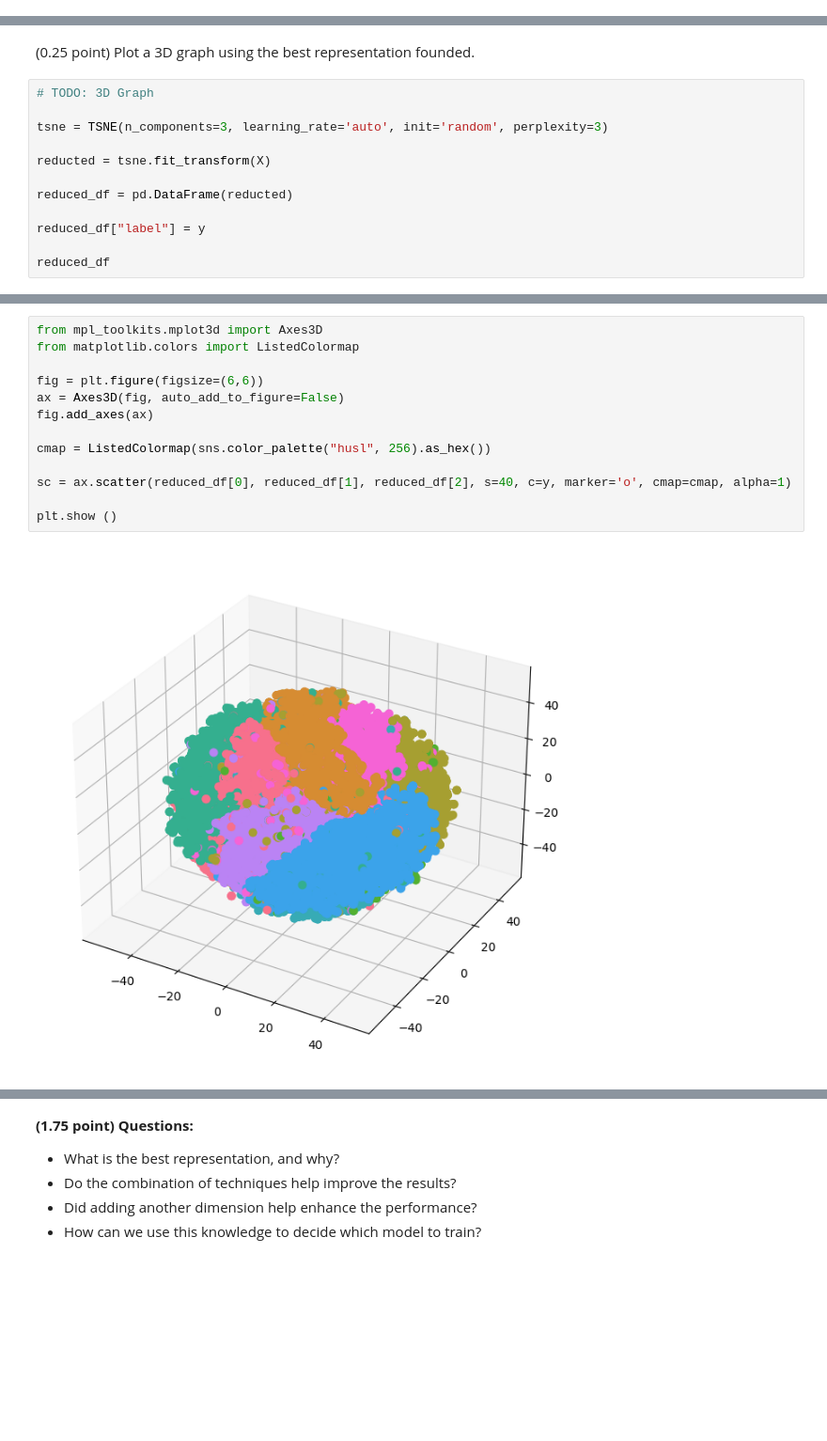
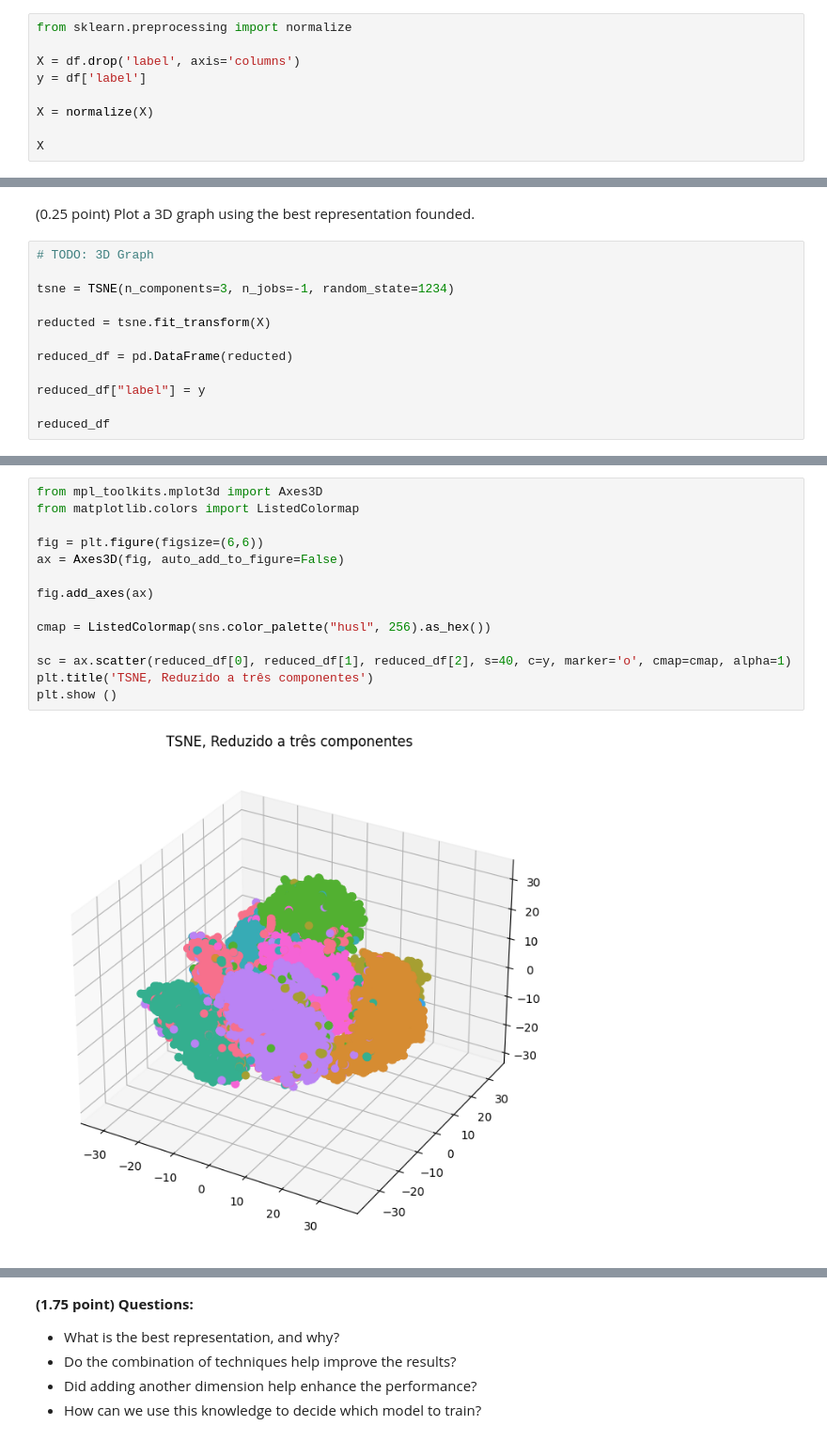
Before and after one commit to GabrielBG0/MLPR-Unicamp, a Jupyter notebook: T3/T3_Unsupervised_Learning.ipynb, the cells around one changed output, grey strips where cells are left out. Shown at 94% size. Drawn from its saved outputs; the diff is of its cells as text; blank space fills up the shorter version.

```diff
--- a/T3/T3_Unsupervised_Learning.ipynb
+++ b/T3/T3_Unsupervised_Learning.ipynb
@@ -59,0 +61,9 @@ for i, ax in enumerate(axes.flat):
+# %%
+from sklearn.preprocessing import normalize
+
+X = df.drop('label', axis='columns')
+y = df['label']
+
+X = normalize(X)
+
+X
@@ -173,7 +222,7 @@ plt.show()
 # %%
 # TODO: 3D Graph
 
-tsne = TSNE(n_components=3, learning_rate='auto', init='random', perplexity=3)
+tsne = TSNE(n_components=3, n_jobs=-1, random_state=1234)
 
 reducted = tsne.fit_transform(X)
 
@@ -199,15 +248,16 @@ reduced_df
 # %%
 from mpl_toolkits.mplot3d import Axes3D
 from matplotlib.colors import ListedColormap
 
 fig = plt.figure(figsize=(6,6))
 ax = Axes3D(fig, auto_add_to_figure=False)
+
 fig.add_axes(ax)
 
 cmap = ListedColormap(sns.color_palette("husl", 256).as_hex())
 
 sc = ax.scatter(reduced_df[0], reduced_df[1], reduced_df[2], s=40, c=y, marker='o', cmap=cmap, alpha=1)
-
+plt.title('TSNE, Reduzido a três componentes')
 plt.show ()
 # %% [output]
-[figure, old version]
+[figure, new version]
```
Also changed, not shown: parts of 45 cells of this notebook.
